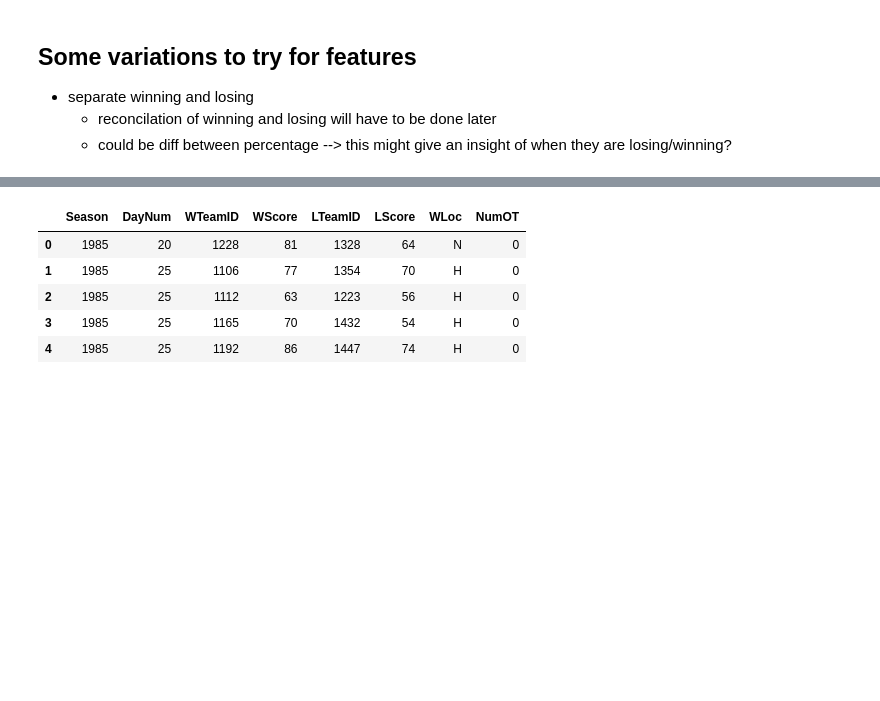
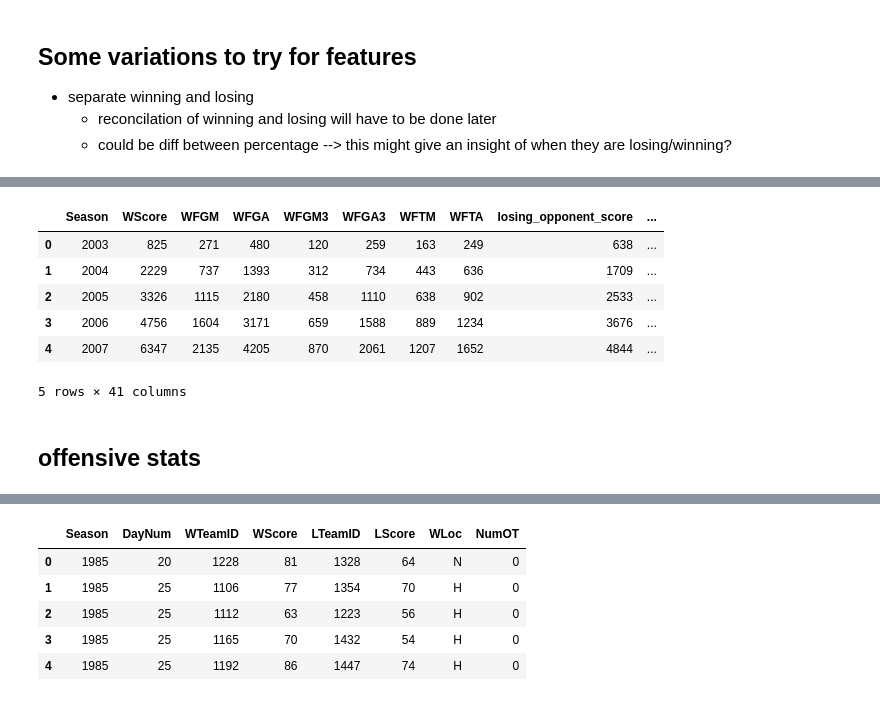
Before and after one commit to shumingpeh/kaggle-ncaa-madness-men, a Jupyter notebook: Intermediate Variables.ipynb, the cells around one changed output, grey strips where cells are left out. Saved outputs shown, nothing was run; the diff lists cells and outputs as text; code cells hidden in the pictures; blank space fills up the shorter version.

Commit message:
notebook for exploratory of intermediate variables

```diff
--- a/Intermediate Variables.ipynb
+++ b/Intermediate Variables.ipynb
@@ -234,0 +251,8 @@ http://blog.yhat.com/posts/roc-curves.html
+# %%
+lose_test = (
+    raw_data_regularseason
+    .groupby(['Season','LTeamID','WLoc'])
+    .count()
+    .reset_index()
+    [['Season','LTeamID','WLoc','DayNum']]
+)
@@ -234,0 +306,27 @@ http://blog.yhat.com/posts/roc-curves.html
+# %%
+win_rate_away = (
+    win_rate_type_of_court
+    .query("WLoc == 'A'")
+    .rename(columns={"win_rate":"win_rate_away"})
+    [['Season','TeamID','win_rate_away']]
+)
+
+win_rate_neutral = (
+    win_rate_type_of_court
+    .query("WLoc == 'N'")
+    .rename(columns={"win_rate":"win_rate_neutral"})
+    [['Season','TeamID','win_rate_neutral']]
+)
+
+win_rate_home = (
+    win_rate_type_of_court
+    .query("WLoc == 'H'")
+    .rename(columns={"win_rate":"win_rate_home"})
+    [['Season','TeamID','win_rate_home']]
+)
+
+more_testing = win_rate_type_of_court.sort_values(['TeamID','Season']).query("WLoc=='A'").head().groupby(['TeamID']).cumsum()
+
+whatever = win_rate_away.sort_values(['TeamID','Season']).head()
+
+more_testing.pipe(lambda x:x.assign(TeamID = whatever.TeamID.values))
@@ -234,0 +351,19 @@ http://blog.yhat.com/posts/roc-curves.html
+# %%
+intermediate_combine_stats_for_team_each_year = (
+    cumulative_stats_for_team_each_year
+    .merge(win_rate_away,how='left',on=['Season','TeamID'])
+    .merge(win_rate_home,how='left',on=['Season','TeamID'])
+    .merge(win_rate_neutral,how='left',on=['Season','TeamID'])
+)
+
+intermediate_combine_stats_for_team_each_year.head()
+# %% [output]
+|  | Season | WScore | WFGM | WFGA | WFGM3 | WFGA3 | WFTM | WFTA | losing_opponent_score | ... |
+| 0 | 2003 | 825 | 271 | 480 | 120 | 259 | 163 | 249 | 638 | ... |
+| 1 | 2004 | 2229 | 737 | 1393 | 312 | 734 | 443 | 636 | 1709 | ... |
+| 2 | 2005 | 3326 | 1115 | 2180 | 458 | 1110 | 638 | 902 | 2533 | ... |
+| 3 | 2006 | 4756 | 1604 | 3171 | 659 | 1588 | 889 | 1234 | 3676 | ... |
+| 4 | 2007 | 6347 | 2135 | 4205 | 870 | 2061 | 1207 | 1652 | 4844 | ... |
+5 rows × 41 columns
+# %% [markdown]
+## offensive stats
```
Also changed, not shown: parts of 23 cells of this notebook, 3 other files.
